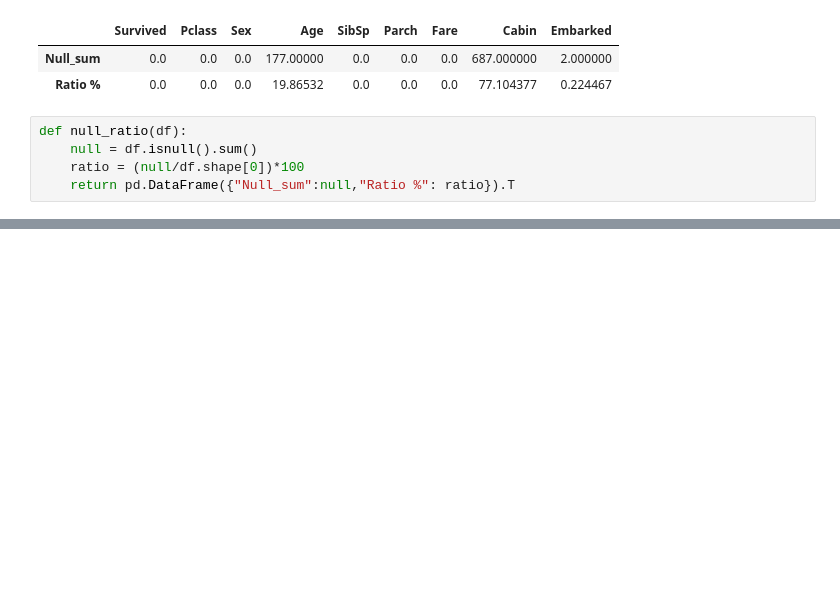
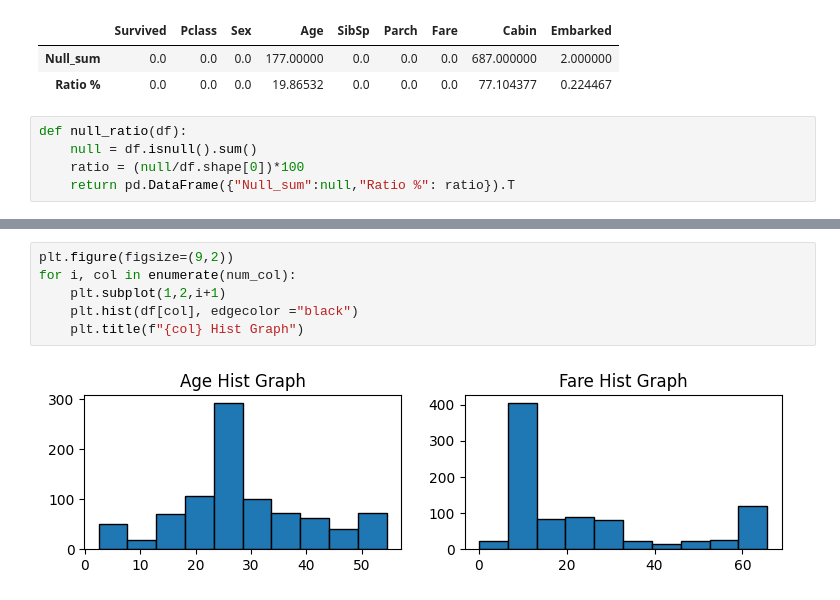
Before and after one commit to Abdo-Aym/Depi_Amit_AI_BNS3, a Jupyter notebook: Sources/DataBase/Data_preprocessing/workshop.ipynb, the cells around one changed output, grey strips where cells are left out. Cells and saved outputs as stored; diff of their text form; blank space fills up the shorter version.

```diff
--- a/Sources/DataBase/Data_preprocessing/workshop.ipynb
+++ b/Sources/DataBase/Data_preprocessing/workshop.ipynb
@@ -96,0 +172,8 @@ def null_ratio(df):
+# %%
+plt.figure(figsize=(9,2))
+for i, col in enumerate(num_col):
+    plt.subplot(1,2,i+1)
+    plt.hist(df[col], edgecolor ="black")
+    plt.title(f"{col} Hist Graph")
+# %% [output]
+[figure, added]
```
Also changed, not shown: parts of 36 cells of this notebook, 3 other files.
